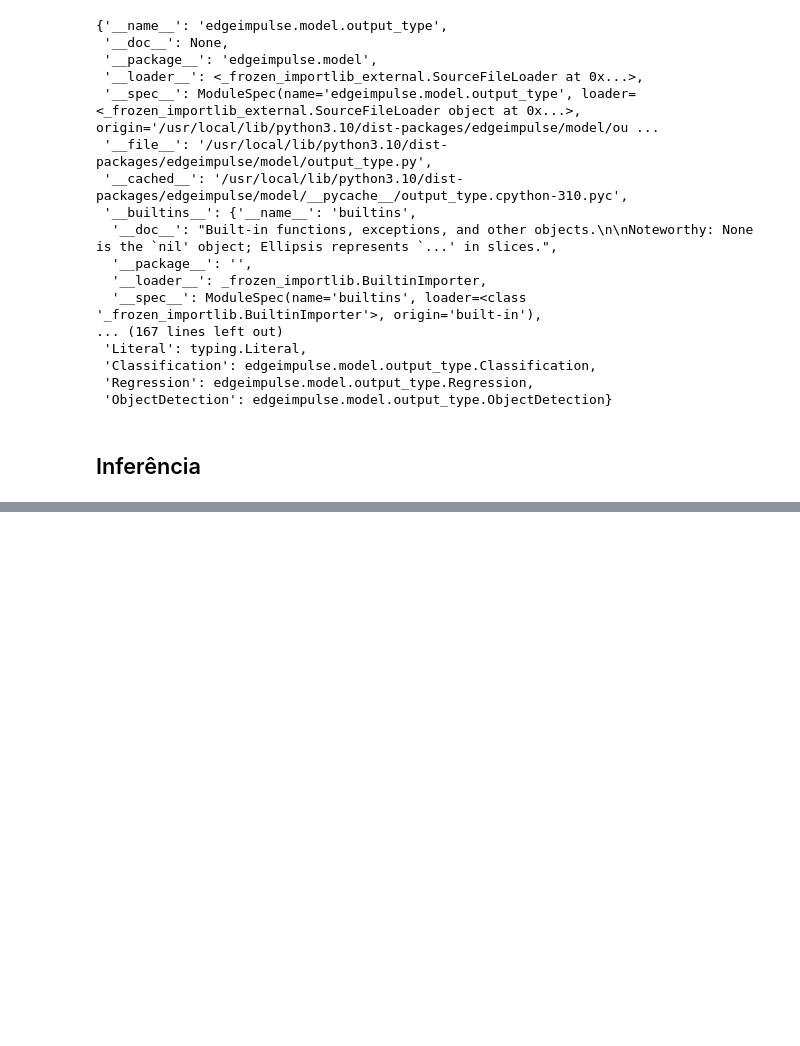
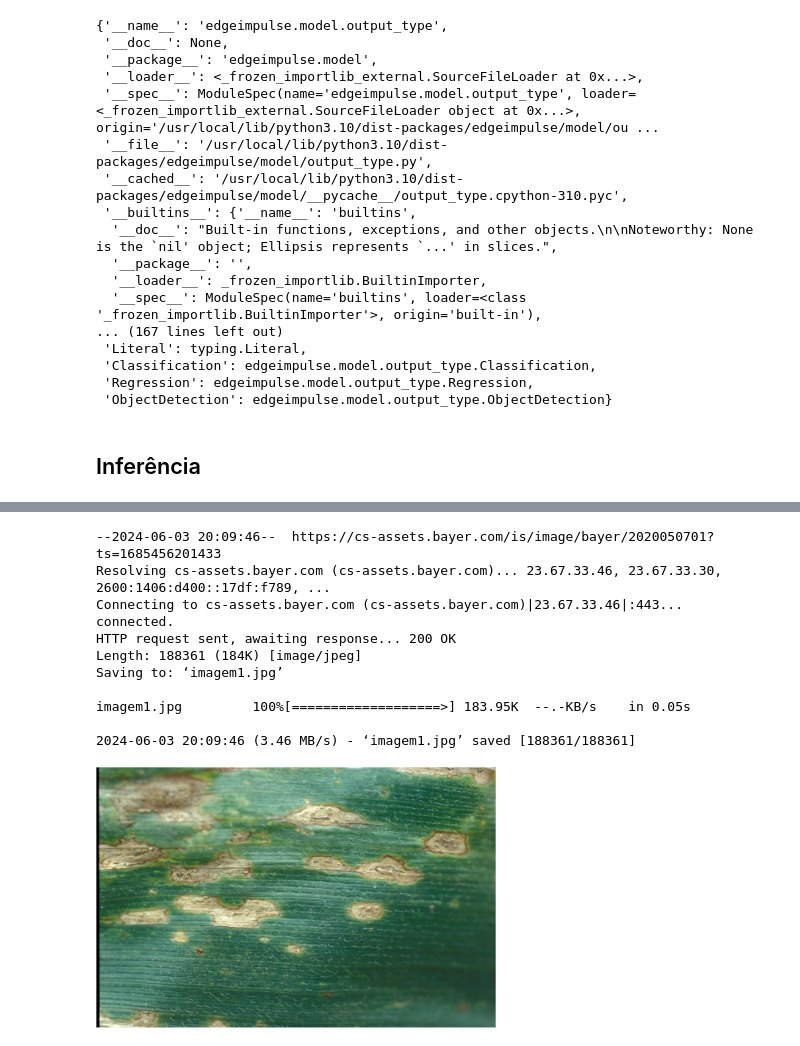
Before and after one commit to valerio-unifei/ECO904, a Jupyter notebook: ECO904_2024_1_Atividade_2_Etapa_4.ipynb, the cells around one changed output, grey strips where cells are left out. Cells and saved outputs as stored; diff of their text form; code cells hidden in the pictures; blank space fills up the shorter version.

```diff
--- a/ECO904_2024_1_Atividade_2_Etapa_4.ipynb
+++ b/ECO904_2024_1_Atividade_2_Etapa_4.ipynb
@@ -157,0 +134,17 @@ image.jpg           100%[===================>] 698.10K  2.55MB/s    in 0.3s
+# %%
+# Baixando imagem da internet
+!wget -O imagem1.jpg https://cs-assets.bayer.com/is/image/bayer/2020050701?ts=1685456201433&dpr=off
+from IPython.display import Image
+Image('imagem1.jpg',width=400)
+# %% [output]
+--2024-06-03 20:09:46--  https://cs-assets.bayer.com/is/image/bayer/2020050701?ts=1685456201433
+Resolving cs-assets.bayer.com (cs-assets.bayer.com)... 23.67.33.46, 23.67.33.30, 2600:1406:d400::17df:f789, ...
+Connecting to cs-assets.bayer.com (cs-assets.bayer.com)|23.67.33.46|:443... connected.
+HTTP request sent, awaiting response... 200 OK
+Length: 188361 (184K) [image/jpeg]
+Saving to: ‘imagem1.jpg’
+
+imagem1.jpg         100%[===================>] 183.95K  --.-KB/s    in 0.05s
+
+2024-06-03 20:09:46 (3.46 MB/s) - ‘imagem1.jpg’ saved [188361/188361]
+[figure, added]
```
Also changed, not shown: parts of 5 cells of this notebook.
